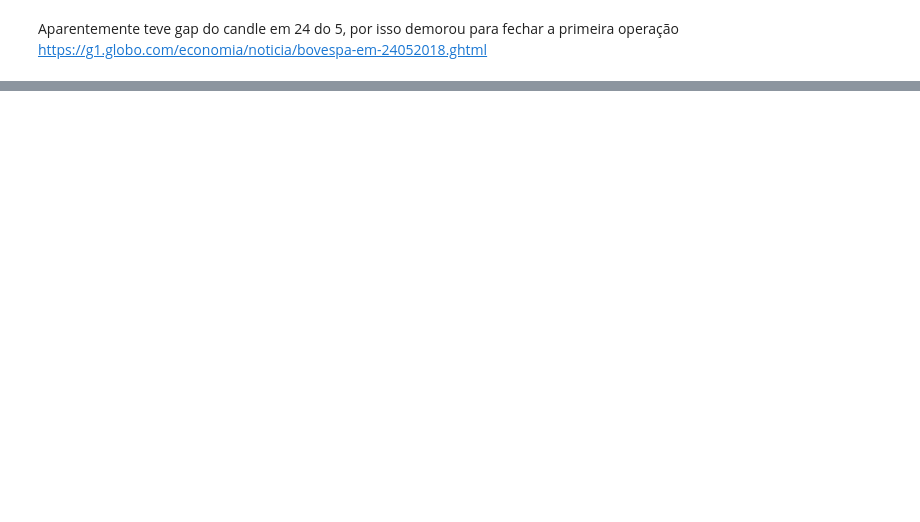
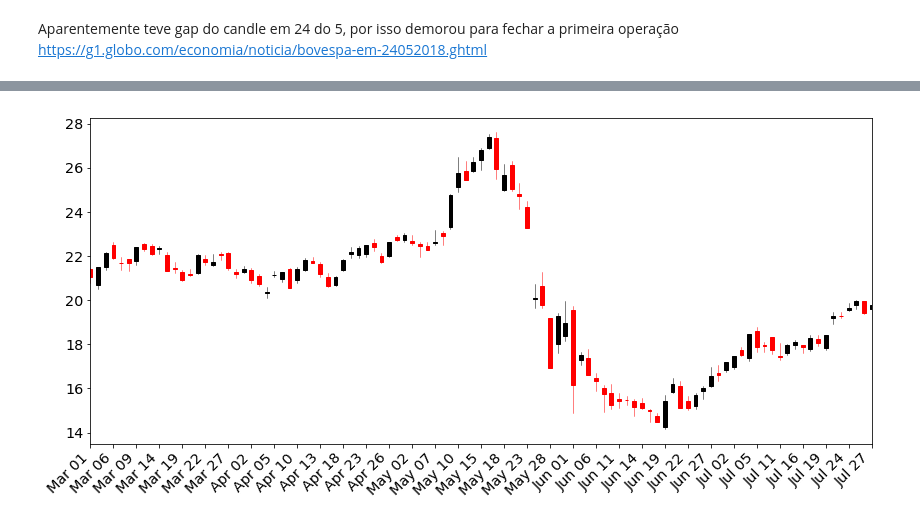
Before and after one commit to RodrigoCalderano/DOM-BOT, a Jupyter notebook: Jupyter/PandasHandler.ipynb, the cells around one changed output, grey strips where cells are left out. Drawn from its saved outputs; the diff is of its cells as text; code cells hidden in the pictures; blank space fills up the shorter version.

```diff
--- a/Jupyter/PandasHandler.ipynb
+++ b/Jupyter/PandasHandler.ipynb
@@ -267,0 +316,24 @@ for each_order in range(len(df)-3):
+# %%
+fig, axes = plt.subplots(ncols=1, figsize=(14, 6))
+data_1 = candle_values
+
+weekday_candlestick(data_1, ax=axes, fmt='%b %d', freq=3, width=0.5)
+
+
+# axes.plot(stock['date_ax'],stock['MA_40'])
+# axes.plot(stock['date_ax'],stock['BANDA_1_40 SUPERIOR'])
+# axes.plot(stock['date_ax'],stock['BANDA_1_40 INFERIOR'])
+# ax.plot(stock['date_ax'],stock['MA_40'])
+# axes.plot(stock['date_ax'],stock['BANDA_1_40 SUPERIOR'])
+# axes.plot(stock['date_ax'],stock['BANDA_1_40 INFERIOR'])
+
+
+# for each_order in range(len(df)-5):
+#     if df['OPERACAO'].iloc[each_order] == 'SELL':
+#         cor = 'red'
+#     else:
+#         cor = 'green'
+#         # PARA CONTINUAR PRECISO EXECUTAR ANTES O CODIGO DE PEGAR DF DAS OPERACOES
+#     axe.scatter(df['DATA DO PREGAO'].iloc[each_order], df['PRECO'].iloc[each_order], s=1000, c=cor, alpha=.4)
+# %% [output]
+[figure, added]
```
Also changed, not shown: parts of 18 cells of this notebook, 4 other files.
